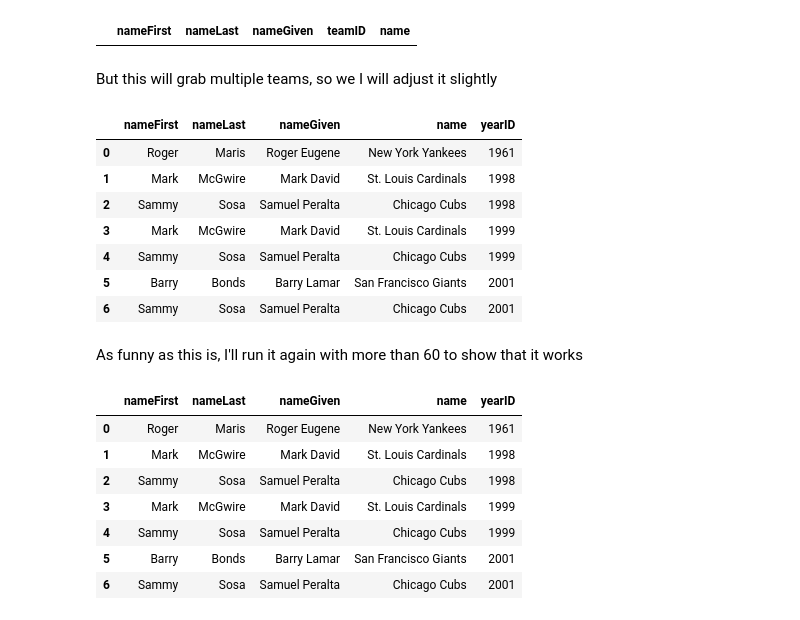
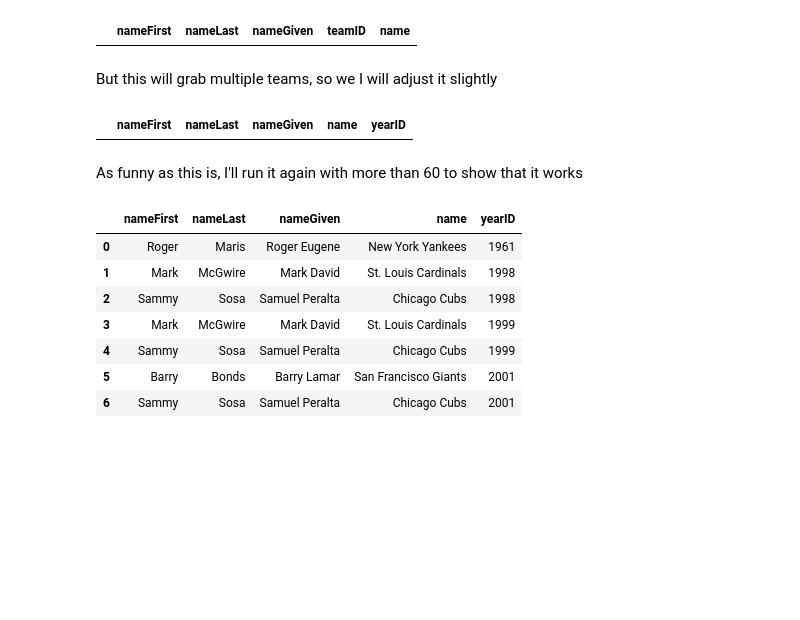
Before and after one commit to Samuel-Andrews/module6_other_data_verbs, a Jupyter notebook: 6_4_2_joining_tables_in_dfply.ipynb, the cells around one changed output. Drawn from its saved outputs; the diff is of its cells as text; code cells hidden in the pictures; blank space fills up the shorter version.

```diff
--- a/6_4_2_joining_tables_in_dfply.ipynb
+++ b/6_4_2_joining_tables_in_dfply.ipynb
@@ -496,24 +496,17 @@ batting_100HR_players
 But this will grab multiple teams, so we I will adjust it slightly
 # %%
 batting_100HR_players = (batting
-                >> filter_by(X["HR"] > 60)
+                >> filter_by(X["HR"] > 100)
                 >> select(X["playerID"], X["teamID"], X["yearID"])
                 >> left_join(teams, by=["teamID", "yearID"])
                 >> select(X["playerID"], X["teamID"], X["yearID"], X["name"])
                 >> left_join(people, by="playerID")
                 >> select(X["nameFirst"], X["nameLast"], X["nameGiven"], X["name"], X["yearID"])
 )
 
 batting_100HR_players
 # %% [output]
 |  | nameFirst | nameLast | nameGiven | name | yearID |
-| 0 | Roger | Maris | Roger Eugene | New York Yankees | 1961 |
-| 1 | Mark | McGwire | Mark David | St. Louis Cardinals | 1998 |
-| 2 | Sammy | Sosa | Samuel Peralta | Chicago Cubs | 1998 |
-| 3 | Mark | McGwire | Mark David | St. Louis Cardinals | 1999 |
-| 4 | Sammy | Sosa | Samuel Peralta | Chicago Cubs | 1999 |
-| 5 | Barry | Bonds | Barry Lamar | San Francisco Giants | 2001 |
-| 6 | Sammy | Sosa | Samuel Peralta | Chicago Cubs | 2001 |
 # %% [markdown]
 As funny as this is, I'll run it again with more than 60 to show that it works
 # %%
```
Also changed, not shown: 1 other file.
